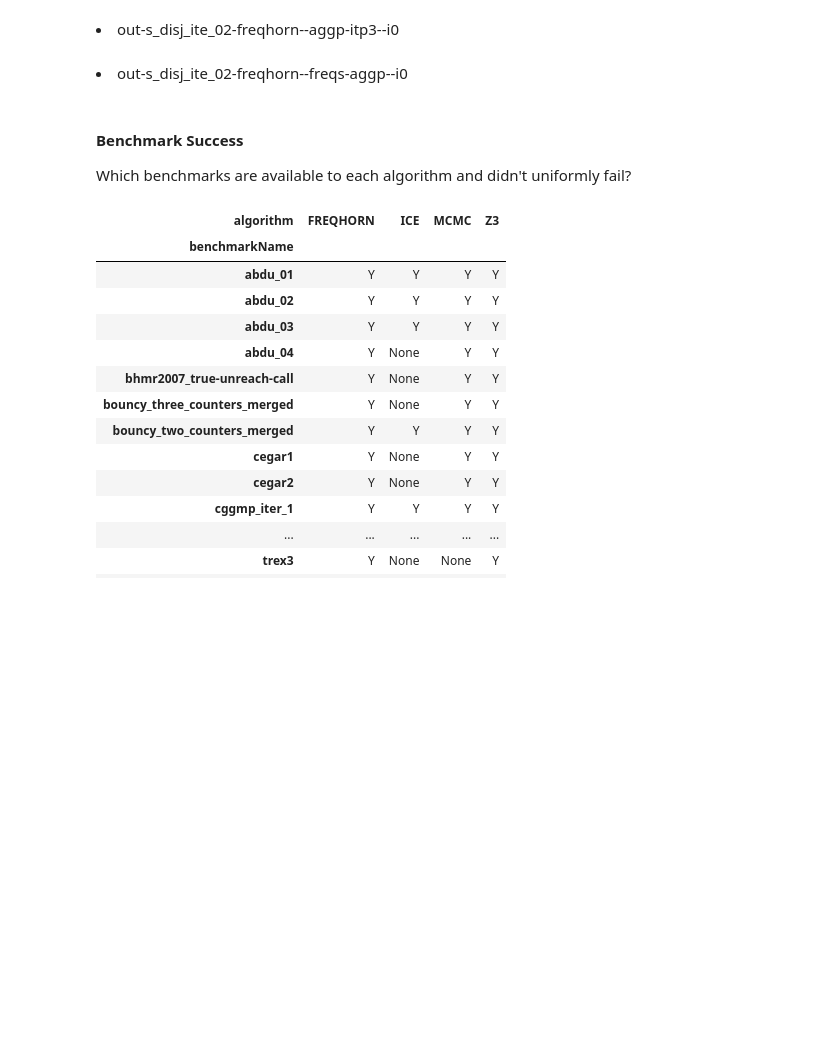
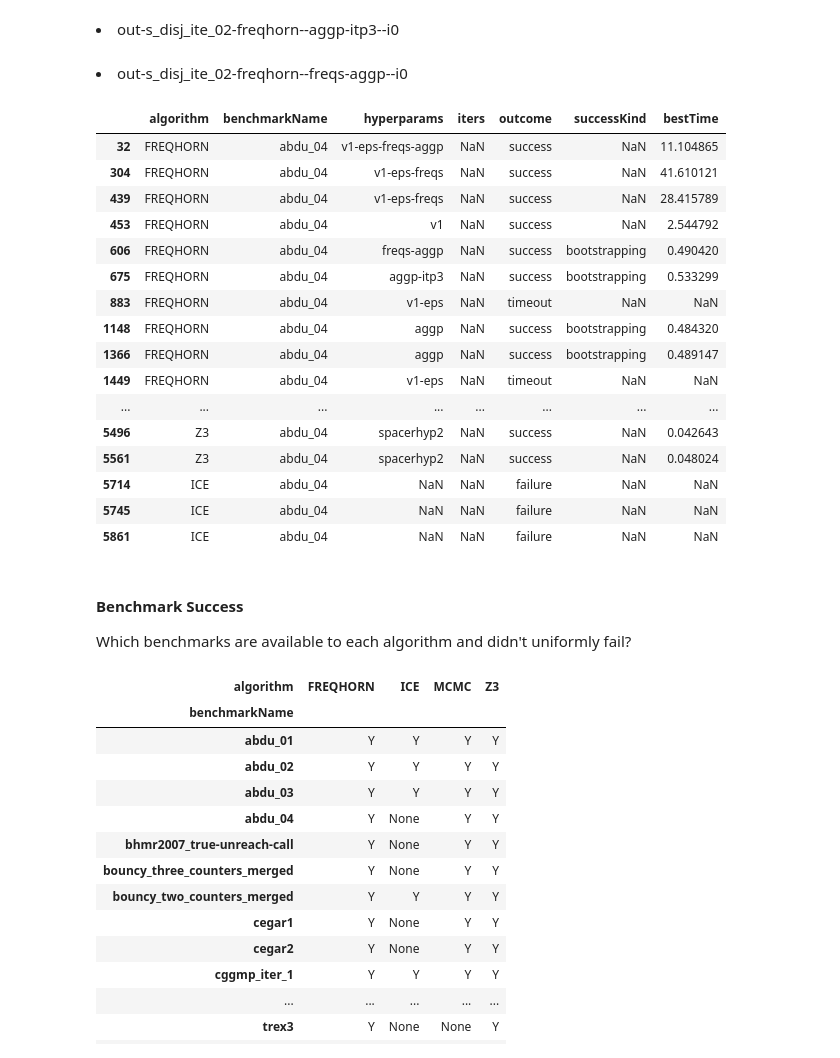
Before and after one commit to freqhorn/hornspec, a Jupyter notebook: tools/deep_bench/scripts/Summarize.ipynb, the cells around one changed output. Drawn from its saved outputs; the diff is of its cells as text; code cells hidden in the pictures; blank space fills up the shorter version.

```diff
--- a/tools/deep_bench/scripts/Summarize.ipynb
+++ b/tools/deep_bench/scripts/Summarize.ipynb
@@ -13,17 +13,31 @@ Let's ingest a bunch of data!
 # %%
 PATH_RE = re.compile(r"(.*?/)*out-([a-zA-Z0-9_-]+)-(ice|mcmc|z3|freqhorn)--(.*?)--i\d+\.tar\.gz$")
 # %%
+FREQHORN_V2_BOOT_RE = re.compile(r'\s*Success after (.+?\s+)?bootstrapping\s*')
+FREQHORN_V2_SAMPLING_RE = re.compile(r'\s*Success after (.+?\s+)?sampling\s*')
+
 def jsons_from_targlob(tarpath):
     for path in glob.glob(os.path.expanduser(tarpath)):
         path_match = PATH_RE.match(path)
         with tarfile.open(path) as tf:
+            results, manual_success_kind = None, None
             for tarinfo in tf:
-                if tarinfo.name.lower() == 'out/result.json':
+                if tarinfo.name.lower() == 'out/out.log':
+                    outlog = tf.extractfile(tarinfo)
+                    out_log_lines = outlog.read().decode('utf-8').splitlines()
+                    if any(FREQHORN_V2_BOOT_RE.match(line) for line in out_log_lines):
+                        manual_success_kind = 'bootstrapping'
+                    elif any(FREQHORN_V2_SAMPLING_RE.match(line) for line in out_log_lines):
+                        manual_success_kind = 'sampling'
+                elif tarinfo.name.lower() == 'out/result.json':
                     results = json.load(tf.extractfile(tarinfo))
                     if not results['hyperparams'] and path_match:
                         # workaround: some early runs didn't save hyperparams
                         results['hyperparams'] = path_match.group(4)
-                    yield results
+            if results is not None:
+                if manual_success_kind:
+                    results['successKind'] = manual_success_kind
+                yield results
 SRC_GLOBS = ["~/Desktop/runs/linux0/*.tar.gz",
              "~/Desktop/runs/linux1/*.tar.gz",
              "~/Desktop/runs/linux2/*.tar.gz",
@@ -48,8 +64,17 @@ Failures have no `results.json` files. In general, I'm not immediately sure abou
+# %%
+def line_is_nonexist(line):
+    pat = r"^\s*OSError: \[Errno \d+\] No such [\w\s]+: '([\d\w\s\/]+\/)?([\w\d_\-]+)'\s*$"
+    m = re.match(pat, line)
+    if m:
+        return True
+    return False
 # %%
 path_is_ice = lambda pth: "-ice-" in pth.lower()
 path_is_mcmc = lambda pth: "-mcmc-" in pth.lower()
 path_is_spacer = lambda pth: "-z3-" in pth.lower()
 tarinfo_is_result = lambda tarinfo: tarinfo.name.lower() == 'out/result.json'
+tarinfo_is_supervisor_log = lambda tarinfo: tarinfo.name.lower() == 'out/supervisor.std.log'
+
 for path in all_tar_paths:
     if path_is_ice(path):
         algo = "ICE"
@@ -59,11 +84,18 @@ for path in all_tar_paths:
         also = "Z3"
     else:
         continue
+    has_results, is_nonexist = False, False
     with tarfile.open(path) as tf:
-        if any(map(tarinfo_is_result, tf)):
-            continue
-    name = re.match(r'out-(.+?)-(ice|mcmc|z3)-.*\.tar\.gz', os.path.split(path)[1]).group(1)
-    df = df.append({'algorithm': algo, 'benchmarkName': name, 'outcome': 'failure'}, ignore_index=True)
+        for tarinfo in tf:
+            if tarinfo_is_result(tarinfo):
+                has_results = True
+            elif tarinfo_is_supervisor_log(tarinfo):
+                superlog = tf.extractfile(tarinfo)
+                if any(line_is_nonexist(l) for l in superlog.read().decode('utf-8').splitlines()):
+                    is_nonexist = True
+    if not has_results and not is_nonexist:
+        name = re.match(r'out-(.+?)-(ice|mcmc|z3)-.*\.tar\.gz', os.path.split(path)[1]).group(1)
+        df = df.append({'algorithm': algo, 'benchmarkName': name, 'outcome': 'failure'}, ignore_index=True)
 # %% [markdown]
 #### Any FreqHorn  failures?
 Before we go further, let's look for failures (as opposed to timeouts) from FreqHorn. These should have no `results.json` files. (Also, ignore the Spacer, ICE, and MCMC failures, which we used prior.)
@@ -91,6 +123,27 @@ else:
 Missing results.json in:
 out-s_disj_ite_02-freqhorn--aggp-itp3--i0
 out-s_disj_ite_02-freqhorn--freqs-aggp--i0
+# %%
+# Where are out ICE abdu_04
+df[df['benchmarkName'] == 'abdu_04']
+# %% [output]
+|  | algorithm | benchmarkName | hyperparams | iters | outcome | successKind | bestTime |
+| 32 | FREQHORN | abdu_04 | v1-eps-freqs-aggp | NaN | success | NaN | 11.104865 |
+| 304 | FREQHORN | abdu_04 | v1-eps-freqs | NaN | success | NaN | 41.610121 |
+| 439 | FREQHORN | abdu_04 | v1-eps-freqs | NaN | success | NaN | 28.415789 |
+| 453 | FREQHORN | abdu_04 | v1 | NaN | success | NaN | 2.544792 |
+| 606 | FREQHORN | abdu_04 | freqs-aggp | NaN | success | bootstrapping | 0.490420 |
+| 675 | FREQHORN | abdu_04 | aggp-itp3 | NaN | success | bootstrapping | 0.533299 |
+| 883 | FREQHORN | abdu_04 | v1-eps | NaN | timeout | NaN | NaN |
+| 1148 | FREQHORN | abdu_04 | aggp | NaN | success | bootstrapping | 0.484320 |
+| 1366 | FREQHORN | abdu_04 | aggp | NaN | success | bootstrapping | 0.489147 |
+| 1449 | FREQHORN | abdu_04 | v1-eps | NaN | timeout | NaN | NaN |
+| ... | ... | ... | ... | ... | ... | ... | ... |
+| 5496 | Z3 | abdu_04 | spacerhyp2 | NaN | success | NaN | 0.042643 |
+| 5561 | Z3 | abdu_04 | spacerhyp2 | NaN | success | NaN | 0.048024 |
+| 5714 | ICE | abdu_04 | NaN | NaN | failure | NaN | NaN |
+| 5745 | ICE | abdu_04 | NaN | NaN | failure | NaN | NaN |
+| 5861 | ICE | abdu_04 | NaN | NaN | failure | NaN | NaN |
 # %% [markdown]
 #### Benchmark Success
 Which benchmarks are available to each algorithm and didn't uniformly fail?
```
Also changed, not shown: parts of 15 cells of this notebook.
